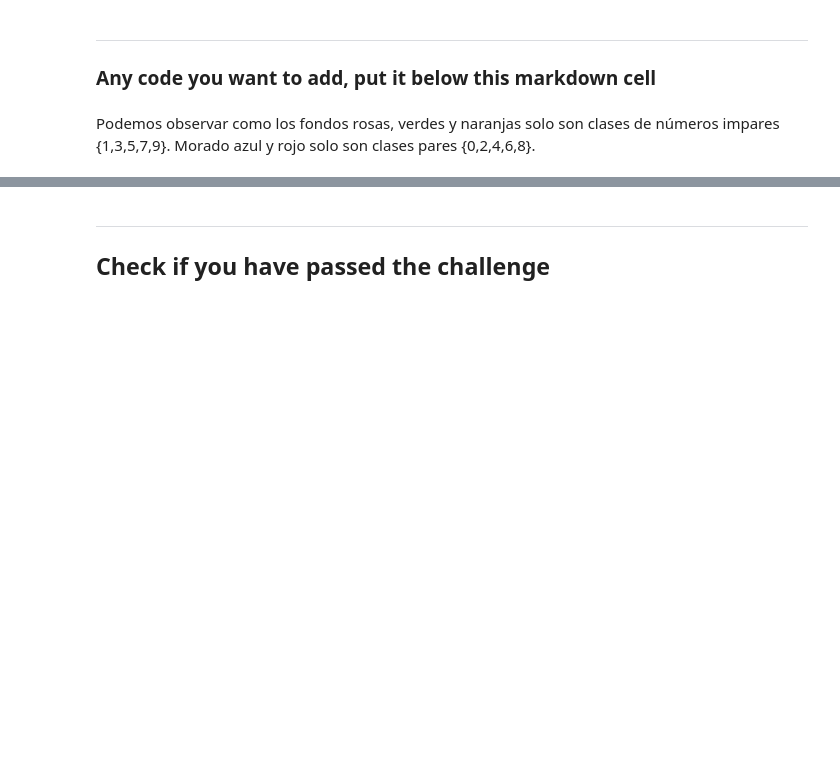
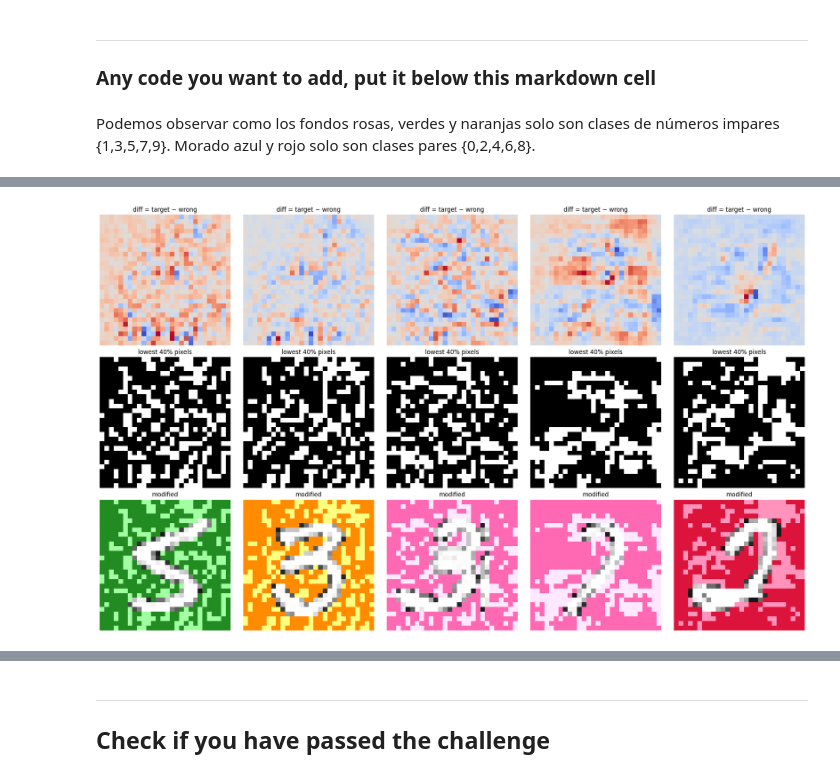
Before and after one commit to ICAI-IMAT-XAI/p2-computer-vision-superestrellas, a Jupyter notebook: notebook/challenge.ipynb, the cells around one changed output, grey strips where cells are left out. Saved outputs shown, nothing was run; the diff lists cells and outputs as text; code cells hidden in the pictures; blank space fills up the shorter version.

```diff
--- a/notebook/challenge.ipynb
+++ b/notebook/challenge.ipynb
@@ -364,0 +462,72 @@ Podemos observar como los fondos rosas, verdes y naranjas solo son clases de nú
+# %%
+import numpy as np
+import matplotlib.pyplot as plt
+from PIL import Image
+from torchvision.transforms.functional import to_tensor
+
+# params
+percent_to_change = 0.320   # 40% lowest pixels
+alpha = 0.5            # strength of the modification (tune 0.05–0.3)
+# %%
+
+assert len(objective_smoothgrads) == len(contrary_smoothgrads) == len(image_files)
+n_imgs = len(image_files)
+
+diff_maps = []
+masks_40 = []
+imgs_before = []
+imgs_after  = []
+
+for img_file, sal_obj, sal_wrong in zip(image_files, objective_smoothgrads, contrary_smoothgrads):
+    # diff: positive -> favors target; negative -> favors wrong
+    diff = sal_obj - sal_wrong                        # H x W
+    H, W = diff.shape
+    diff_maps.append(diff)
+
+    # select lowest 40% pixels
+    k = int(np.floor(percent_to_change * H * W))
+    flat_idx = np.argpartition(diff.ravel(), k)[:k]   # indices of k smallest values
+    mask = np.zeros(H * W, dtype=bool)
+    mask[flat_idx] = True
+    mask = mask.reshape(H, W)                         # H x W (True on selected pixels)
+    masks_40.append(mask)
+
+    # load image as [H,W,C] in [0,1]
+    img_np = np.asarray(Image.open(img_file).convert("RGB"), dtype=np.float32) / 255.0
+    imgs_before.append(img_np)
+
+    # apply modification only on selected pixels (all channels)
+    mod = img_np.copy()
+    mod += (alpha * mask[..., None])                  # brighten selected pixels across RGB
+    mod = np.clip(mod, 0.0, 1.0)
+    imgs_after.append(mod)
+
+# --- visualize ---
+cols = n_imgs
+fig, axes = plt.subplots(3, cols, figsize=(4*cols, 12))
+
+for i in range(n_imgs):
+    # row 0: diff map
+    ax = axes[0, i] if n_imgs > 1 else axes[0]
+    dm = diff_maps[i]
+    dm_norm = (dm - dm.min()) / (dm.max() - dm.min() + 1e-8)
+    ax.imshow(dm_norm, cmap='coolwarm')
+    ax.set_title("diff = target − wrong")
+    ax.axis('off')
+
+    # row 1: mask (lowest 40%)
+    ax = axes[1, i] if n_imgs > 1 else axes[1]
+    ax.imshow(masks_40[i], cmap='gray')
+    ax.set_title("lowest 40% pixels")
+    ax.axis('off')
+
+    # row 2: modified image
+    ax = axes[2, i] if n_imgs > 1 else axes[2]
+    ax.imshow(imgs_after[i])
+    ax.set_title("modified")
+    ax.axis('off')
+
+plt.tight_layout()
+plt.show()
+# %% [output]
+[figure, added]
```
Also changed, not shown: parts of 6 cells of this notebook.
